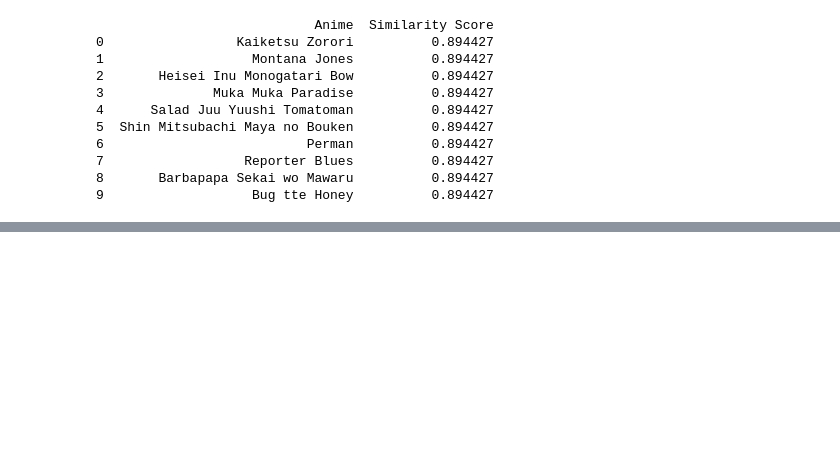
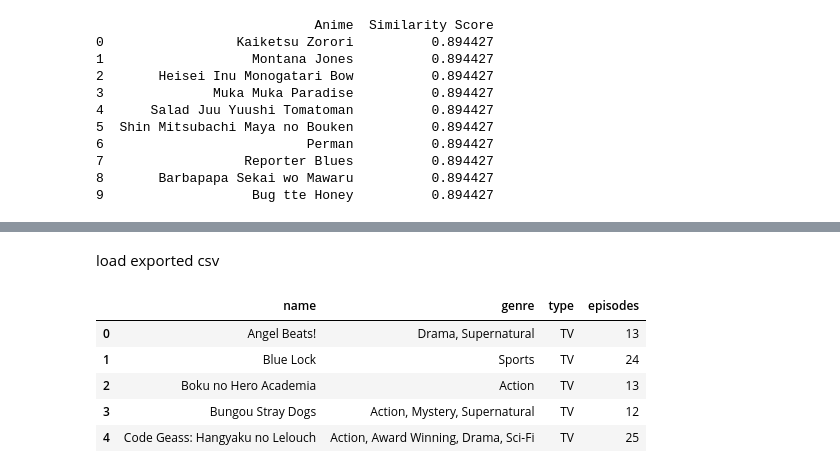
Before and after one commit to mastamaru/SPK-BE, a Jupyter notebook: train2.ipynb, the cells around one changed output, grey strips where cells are left out. Saved outputs shown, nothing was run; the diff lists cells and outputs as text; code cells hidden in the pictures; blank space fills up the shorter version.

```diff
--- a/train2.ipynb
+++ b/train2.ipynb
@@ -372,0 +431,17 @@ joblib.dump(cosine_sim, 'cosine_similarity.pkl')
+# %% [markdown]
+load exported csv
+# %%
+import pandas as pd
+import ast
+df_meta = pd.read_csv('db.csv')
+df_meta['genre'] = df_meta['genre'].apply(lambda x: ast.literal_eval(x) if isinstance(x, str) else x)
+df_meta['genre'] = df_meta['genre'].apply(lambda x: ', '.join(x))
+df_meta['episodes'] = df_meta['episodes'].astype(int)
+df_meta.head()
+# %% [output]
+|  | name | genre | type | episodes |
+| 0 | Angel Beats! | Drama, Supernatural | TV | 13 |
+| 1 | Blue Lock | Sports | TV | 24 |
+| 2 | Boku no Hero Academia | Action | TV | 13 |
+| 3 | Bungou Stray Dogs | Action, Mystery, Supernatural | TV | 12 |
+| 4 | Code Geass: Hangyaku no Lelouch | Action, Award Winning, Drama, Sci-Fi | TV | 25 |
```
Also changed, not shown: parts of 26 cells of this notebook, 2 other files.
